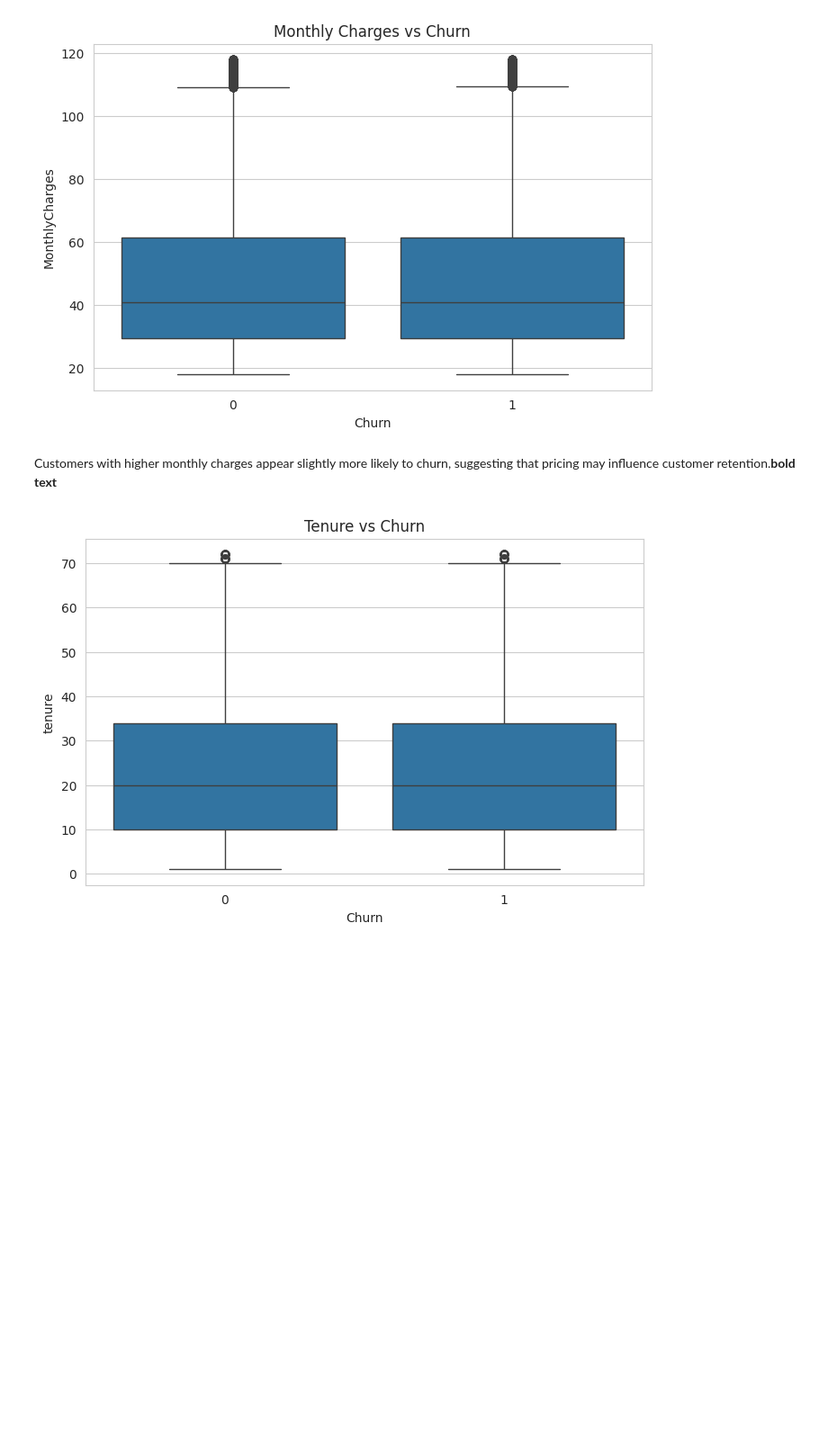
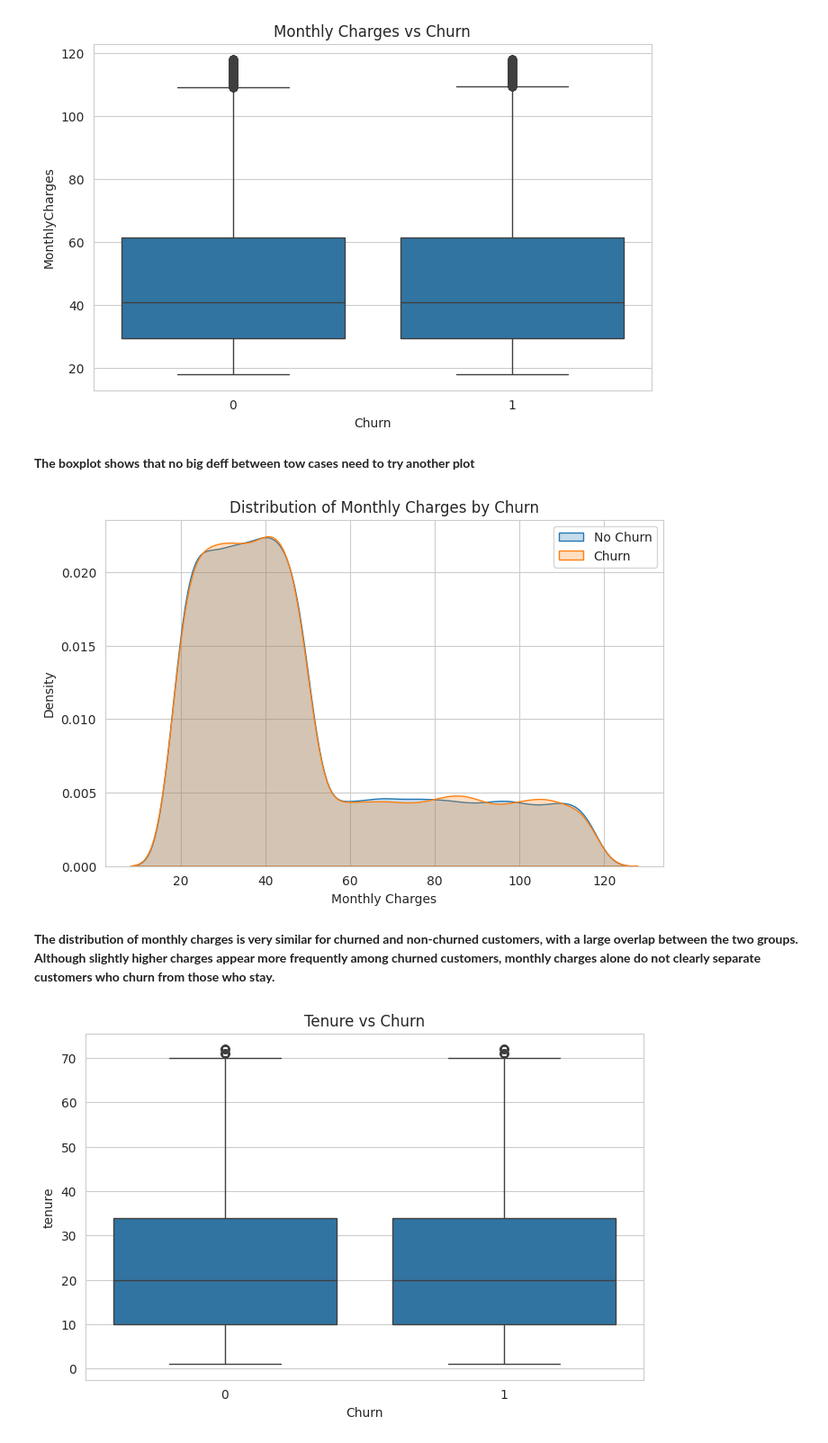
Before and after one commit to linda-bsharat/telco-customer-churn-prediction, a Jupyter notebook: notebooks/02_eda_and_visualization.ipynb, the cells around one changed output. Shown at 90% size. Saved outputs shown, nothing was run; the diff lists cells and outputs as text; code cells hidden in the pictures; blank space fills up the shorter version.

Commit message:
We need to discuss this results

```diff
--- a/notebooks/02_eda_and_visualization.ipynb
+++ b/notebooks/02_eda_and_visualization.ipynb
@@ -84,8 +99,36 @@ plt.title("Monthly Charges vs Churn")
 plt.show()
 # %% [output]
 [figure]
-# %% [markdown]
-Customers with higher monthly charges appear slightly more likely to churn, suggesting that pricing may influence customer retention.**bold text**
+# %% [markdown]
+**The boxplot shows that no big deff between tow cases
+need to try another plot**
+# %%
+plt.figure(figsize=(8,5))
+
+sns.kdeplot(
+    data=df[df["Churn"]==0],
+    x="MonthlyCharges",
+    fill=True,
+    label="No Churn"
+)
+
+sns.kdeplot(
+    data=df[df["Churn"]==1],
+    x="MonthlyCharges",
+    fill=True,
+    label="Churn"
+)
+
+plt.title("Distribution of Monthly Charges by Churn")
+plt.xlabel("Monthly Charges")
+plt.ylabel("Density")
+plt.legend()
+
+plt.show()
+# %% [output]
+[figure, added]
+# %% [markdown]
+**The distribution of monthly charges is very similar for churned and non-churned customers, with a large overlap between the two groups. Although slightly higher charges appear more frequently among churned customers, monthly charges alone do not clearly separate customers who churn from those who stay.**
 # %%
 sns.boxplot(x="Churn", y="tenure", data=df)
 
```
Also changed, not shown: parts of 27 cells of this notebook.
